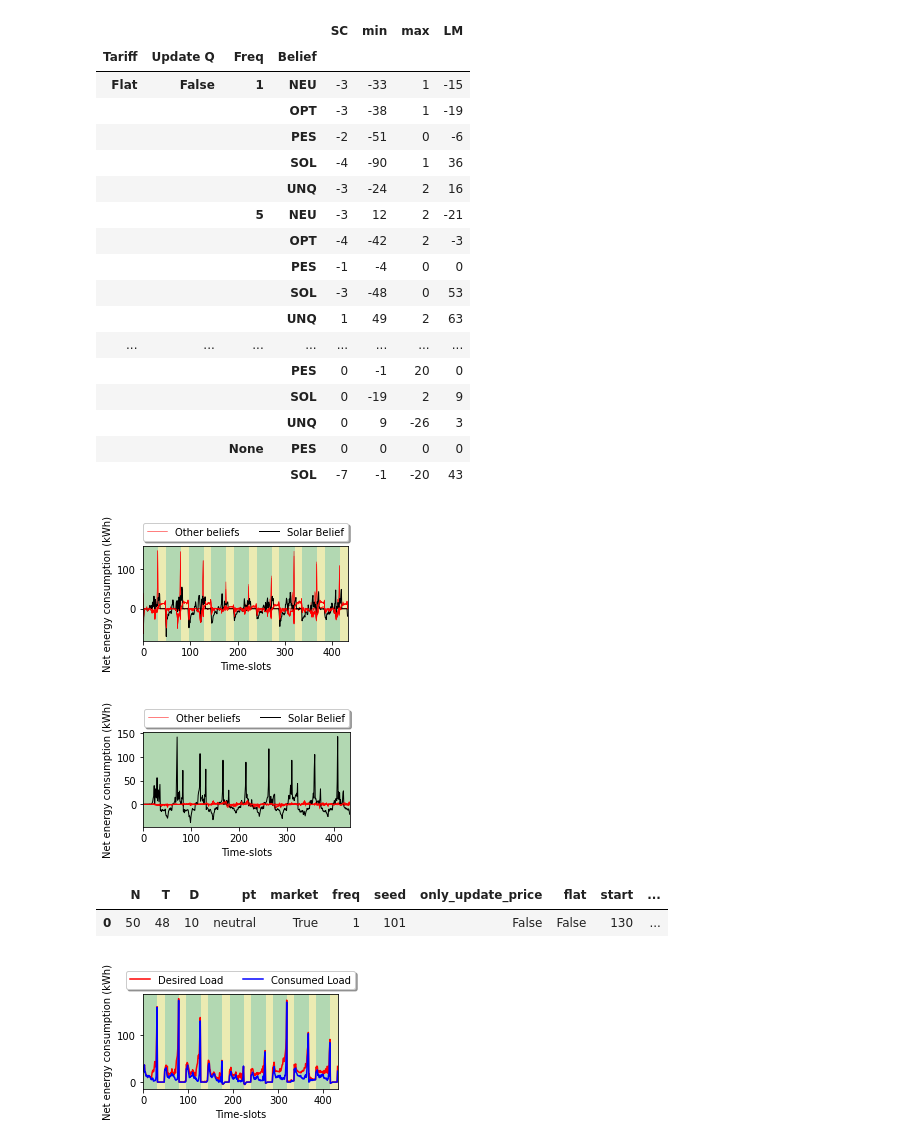
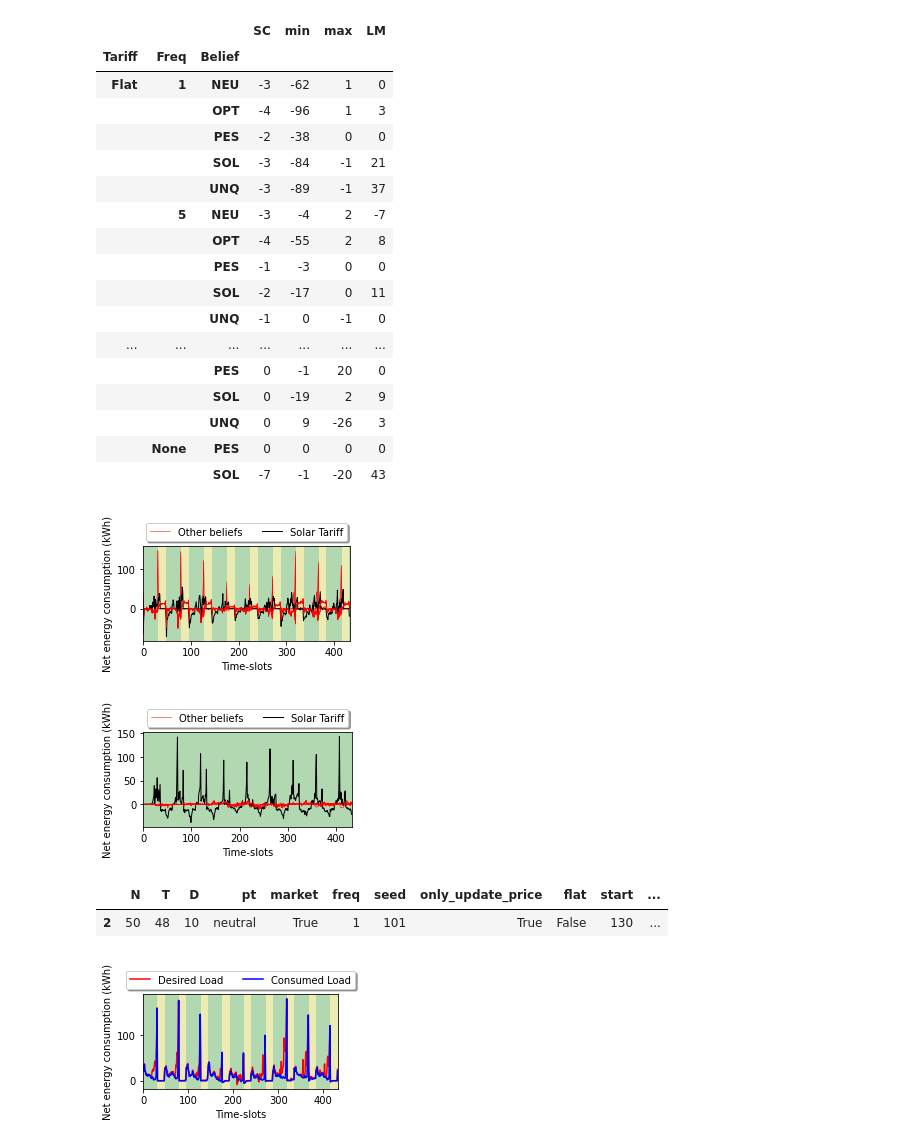
Before and after one commit to kiedanski/lemsim_code, a Jupyter notebook: [Current]Plots.ipynb, the cells around one changed output. Drawn from its saved outputs; the diff is of its cells as text; code cells hidden in the pictures.

```diff
--- a/[Current]Plots.ipynb
+++ b/[Current]Plots.ipynb
@@ -142,10 +145,12 @@ METRICS = ['social_cost', 'increase_bottom_range', 'increase_top_range', 'local_
 df_['Tariff'] = df_['flat'].map({False: 'TOU', True: 'Flat'})
 df_['Belief'] = df_['pt'].map(dist2name)
 df_['Update Q'] = ~ df_['only_update_price']
-df_['Freq'] =df_['freq']
-df_ = df_.drop(['N', 'T', 'D', 'seed', 'start', 'pt', 'flat', 'only_update_price', 'freq'], axis=1)
+df_['Freq'] = df_['freq']
+df_ = df_[(df_['Update Q'] == True) | (df_['Freq'] == None)]
+df_ = df_.drop(['N', 'T', 'D', 'seed', 'start', 'pt', 'flat', 'only_update_price', 'freq', 'Update Q'], axis=1)
 
-summary = df_.groupby(['Tariff', 'Update Q', 'Freq', 'Belief'])[METRICS].mean()
+
+summary = df_.groupby(['Tariff', 'Freq', 'Belief'])[METRICS].mean()
 summary[METRICS] = summary[METRICS].astype(int)
 summary.columns = ['SC', 'min', 'max', 'LM']
 #summar.astype(int)
@@ -155,24 +160,24 @@ with open('img/table.tex', 'w') as fh:
 
 summary
 # %% [output]
-|  |  |  |  | SC | min | max | LM |
-| Tariff | Update Q | Freq | Belief |  |  |  |  |
-| Flat | False | 1 | NEU | -3 | -33 | 1 | -15 |
-|  |  |  | OPT | -3 | -38 | 1 | -19 |
-|  |  |  | PES | -2 | -51 | 0 | -6 |
-|  |  |  | SOL | -4 | -90 | 1 | 36 |
-|  |  |  | UNQ | -3 | -24 | 2 | 16 |
-|  |  | 5 | NEU | -3 | 12 | 2 | -21 |
-|  |  |  | OPT | -4 | -42 | 2 | -3 |
-|  |  |  | PES | -1 | -4 | 0 | 0 |
-|  |  |  | SOL | -3 | -48 | 0 | 53 |
-|  |  |  | UNQ | 1 | 49 | 2 | 63 |
-| ... | ... | ... | ... | ... | ... | ... | ... |
-|  |  |  | PES | 0 | -1 | 20 | 0 |
-|  |  |  | SOL | 0 | -19 | 2 | 9 |
-|  |  |  | UNQ | 0 | 9 | -26 | 3 |
-|  |  | None | PES | 0 | 0 | 0 | 0 |
-|  |  |  | SOL | -7 | -1 | -20 | 43 |
+|  |  |  | SC | min | max | LM |
+| Tariff | Freq | Belief |  |  |  |  |
+| Flat | 1 | NEU | -3 | -62 | 1 | 0 |
+|  |  | OPT | -4 | -96 | 1 | 3 |
+|  |  | PES | -2 | -38 | 0 | 0 |
+|  |  | SOL | -3 | -84 | -1 | 21 |
+|  |  | UNQ | -3 | -89 | -1 | 37 |
+|  | 5 | NEU | -3 | -4 | 2 | -7 |
+|  |  | OPT | -4 | -55 | 2 | 8 |
+|  |  | PES | -1 | -3 | 0 | 0 |
+|  |  | SOL | -2 | -17 | 0 | 11 |
+|  |  | UNQ | -1 | 0 | -1 | 0 |
+| ... | ... | ... | ... | ... | ... | ... |
+|  |  | PES | 0 | -1 | 20 | 0 |
+|  |  | SOL | 0 | -19 | 2 | 9 |
+|  |  | UNQ | 0 | 9 | -26 | 3 |
+|  | None | PES | 0 | 0 | 0 | 0 |
+|  |  | SOL | -7 | -1 | -20 | 43 |
 # %%
 def basic_plot(seed, update_q, tariff, start):
     df_ = df[
@@ -199,7 +204,7 @@ def basic_plot(seed, update_q, tariff, start):
         if rows.pt == 'solar' and rows.market is False:
             color = 'k'
             width = 1
-            label = 'Solar Belief'
+            label = 'Solar Tariff'
         elif rows.pt == 'pesimistic' and rows.market is False:
             continue
             #color = 'k'
@@ -242,11 +247,11 @@ def basic_plot(seed, update_q, tariff, start):
 # %%
 df_ = basic_plot(seed=101, update_q=True, tariff=False, start=130)
 # %% [output]
-[figure, old version]
+[figure, new version]
 # %%
-df_ = basic_plot(seed=101, update_q=False, tariff=True, start=130)
+df_ = basic_plot(seed=101, update_q=True, tariff=True, start=130)
 # %% [output]
-[figure, old version]
+[figure, new version]
 # %%
 def pre_post_plot(seed, update_q, tariff, start, pt, freq):
     df_ = df[
@@ -306,9 +311,9 @@ def pre_post_plot(seed, update_q, tariff, start, pt, freq):
 
     return df_
 # %%
-pre_post_plot(seed=101, update_q=False, tariff=False, start=130, pt='neutral', freq=1)
+pre_post_plot(seed=101, update_q=True, tariff=False, start=130, pt='neutral', freq=1)
 # %% [output]
 |  | N | T | D | pt | market | freq | seed | only_update_price | flat | start | ... |
-| 0 | 50 | 48 | 10 | neutral | True | 1 | 101 | False | False | 130 | ... |
+| 2 | 50 | 48 | 10 | neutral | True | 1 | 101 | True | False | 130 | ... |
-[figure, old version]
+[figure, new version]
 # %%
```
Also changed, not shown: parts of 11 cells of this notebook.
